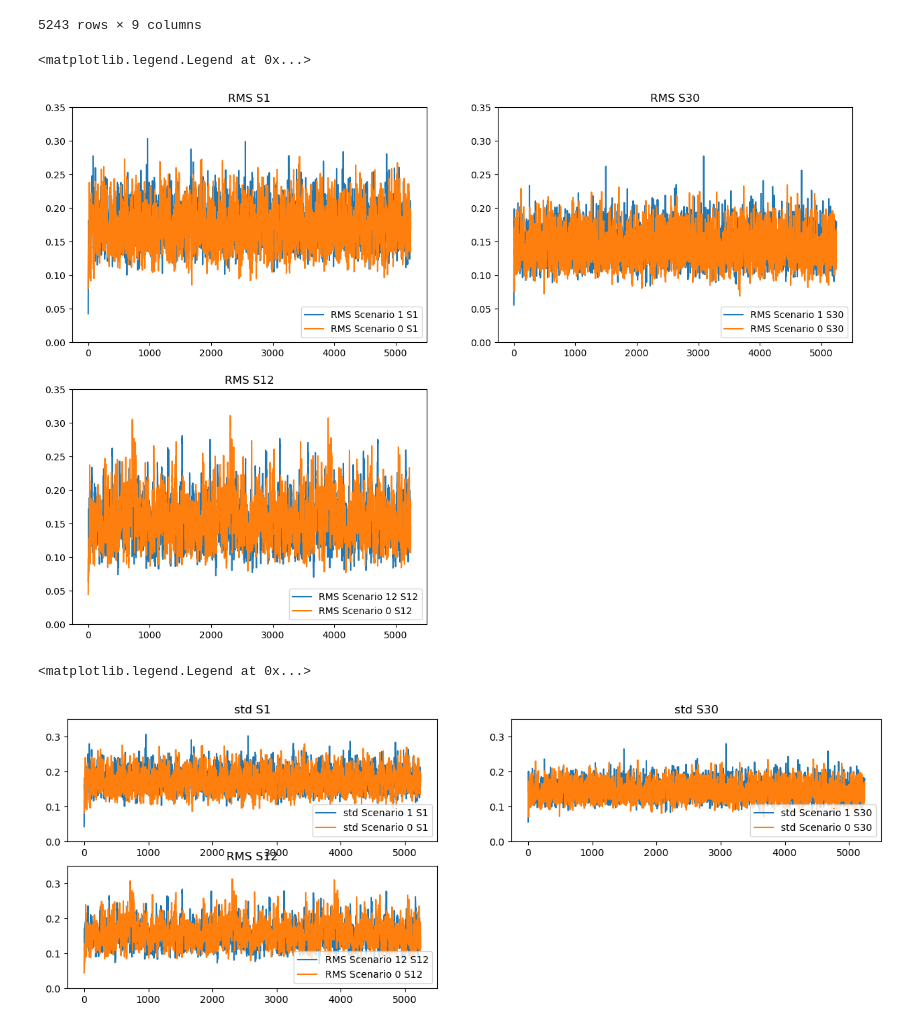
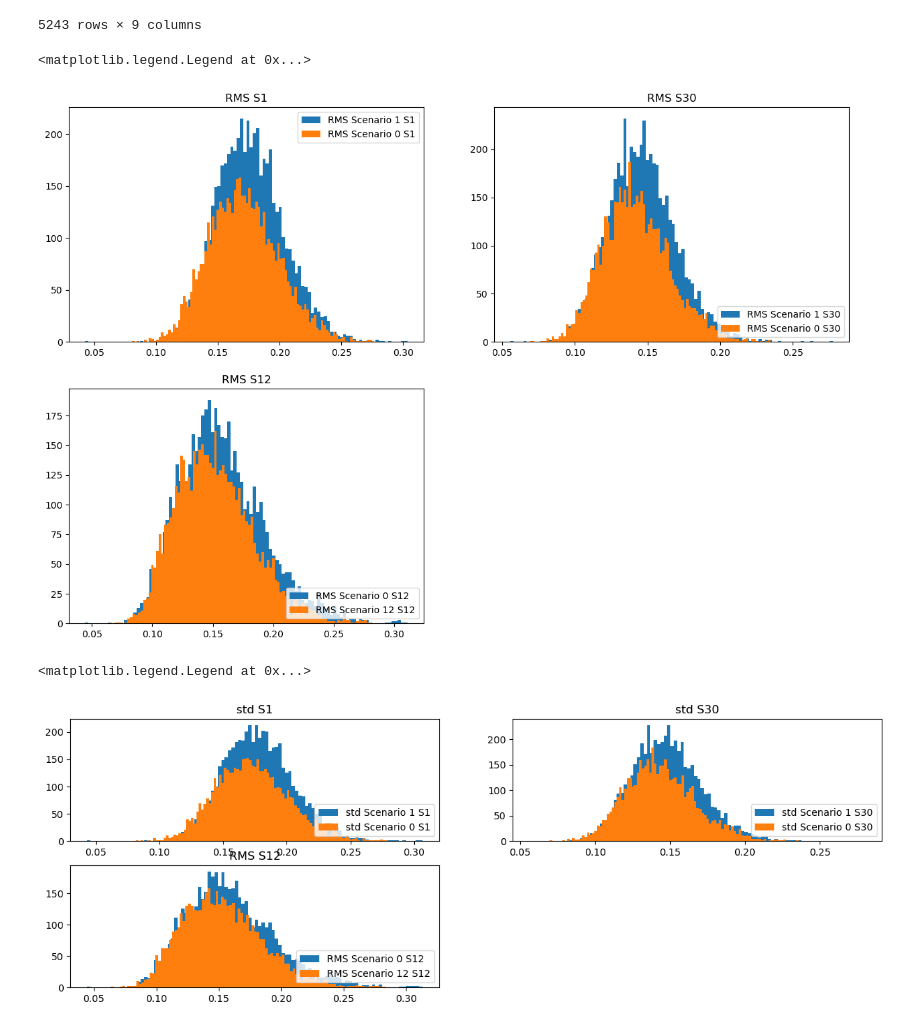
Before and after one commit to lorenzo-trevizani/UFES-TCC-Structural-Health-Monitoring, a Jupyter notebook: main.ipynb, the cells around one changed output. Cells and saved outputs as stored; diff of their text form; code cells hidden in the pictures.

```diff
--- a/main.ipynb
+++ b/main.ipynb
@@ -145,45 +125,45 @@ axis030 = df_0_S30[propertyvalue];
 
 axis012 = df_0_S12[propertyvalue];
 axis1212 = df_12_S12[propertyvalue];
 axis121 = df_12_S1[propertyvalue];
 
 plt.figure(figsize=(15, 10))
 plt.subplot(2,2,1)
 
 plt.title("RMS S1")
-plt.plot(axis, label="RMS Scenario 1 S1")
-plt.plot(axis0, label="RMS Scenario 0 S1")
+plt.hist(axis, bins=100, label="RMS Scenario 1 S1")
+plt.hist(axis0, bins=100, label="RMS Scenario 0 S1")
 
-plt.ylim([0,0.35])
+# plt.ylim([0,0.35])
 
-plt.legend(["RMS Scenario 1 S1", "RMS Scenario 0 S1"], loc ="lower right")
+plt.legend(["RMS Scenario 1 S1", "RMS Scenario 0 S1"], loc ="upper right")
 
 plt.subplot(2,2,2)
 
 plt.title("RMS S30")
-plt.plot(axis30, label="RMS Scenario 1 S30")
-plt.plot(axis030, label="RMS Scenario 0 S30")
+plt.hist(axis30, bins=100, label="RMS Scenario 1 S30")
+plt.hist(axis030, bins=100, label="RMS Scenario 0 S30")
 
-plt.ylim([0,0.35])
+# plt.ylim([0,0.35])
 
 plt.legend(["RMS Scenario 1 S30", "RMS Scenario 0 S30"], loc ="lower right")
 
 axis012 = df_0_S12[propertyvalue];
 axis1212 = df_12_S12[propertyvalue];
 axis121 = df_12_S1[propertyvalue];
 
 plt.subplot(2,2,3)
 
 plt.title("RMS S12")
-plt.plot(axis1212, label="RMS Scenario 12 S12")
-plt.plot(axis012, label="RMS Scenario 0 S12")
+plt.hist(axis012, bins=100, label="RMS Scenario 0 S12")
+plt.hist(axis1212, bins=100, label="RMS Scenario 12 S12")
 
-plt.ylim([0,0.35])
+# plt.ylim([0,0.35])
 
-plt.legend(["RMS Scenario 12 S12", "RMS Scenario 0 S12"], loc ="lower right")
+plt.legend(["RMS Scenario 0 S12", "RMS Scenario 12 S12"], loc ="lower right")
 # %% [output]
 <matplotlib.legend.Legend at 0x...>
-[figure, old version]
+[figure, new version]
 # %%
 ## Maiores picos observador para o cenário de dano 1 no sensor 1 com relação ao sensor 30,
 ### o que espera-se tendo em vista que o dano está aplicado ai sensor 1 e o sensor 30 esta longe
@@ -201,20 +181,20 @@ plt.figure(figsize=(15, 5))
 plt.subplot(2,2,1)
 
 plt.title("std S1")
-plt.plot(axis, label="std Scenario 1 S1")
-plt.plot(axis0, label="std Scenario 0 S1")
+plt.hist(axis, bins=100, label="std Scenario 1 S1")
+plt.hist(axis0, bins=100, label="std Scenario 0 S1")
 
-plt.ylim([0,0.35])
+# plt.ylim([0,0.35])
 
 plt.legend(["std Scenario 1 S1", "std Scenario 0 S1"], loc ="lower right")
 
 plt.subplot(2,2,2)
 
 plt.title("std S30")
-plt.plot(axis30, label="std Scenario 1 S30")
-plt.plot(axis030, label="std Scenario 0 S30")
+plt.hist(axis30, bins=100, label="std Scenario 1 S30")
+plt.hist(axis030, bins=100, label="std Scenario 0 S30")
 
-plt.ylim([0,0.35])
+# plt.ylim([0,0.35])
 
 plt.legend(["std Scenario 1 S30", "std Scenario 0 S30"], loc ="lower right")
 
@@ -225,13 +205,13 @@ axis121 = df_12_S1[propertyvalue];
 plt.subplot(2,2,3)
 
 plt.title("RMS S12")
-plt.plot(axis1212, label="RMS Scenario 12 S12")
-plt.plot(axis012, label="RMS Scenario 0 S12")
+plt.hist(axis012, bins=100, label="RMS Scenario 0 S12")
+plt.hist(axis1212, bins=100, label="RMS Scenario 12 S12")
 
-plt.ylim([0,0.35])
+# plt.ylim([0,0.35])
 
-plt.legend(["RMS Scenario 12 S12", "RMS Scenario 0 S12"], loc ="lower right")
+plt.legend(["RMS Scenario 0 S12","RMS Scenario 12 S12"], loc ="lower right")
 # %% [output]
 <matplotlib.legend.Legend at 0x...>
-[figure, old version]
+[figure, new version]
 # %%
```
Also changed, not shown: parts of 22 cells of this notebook.
